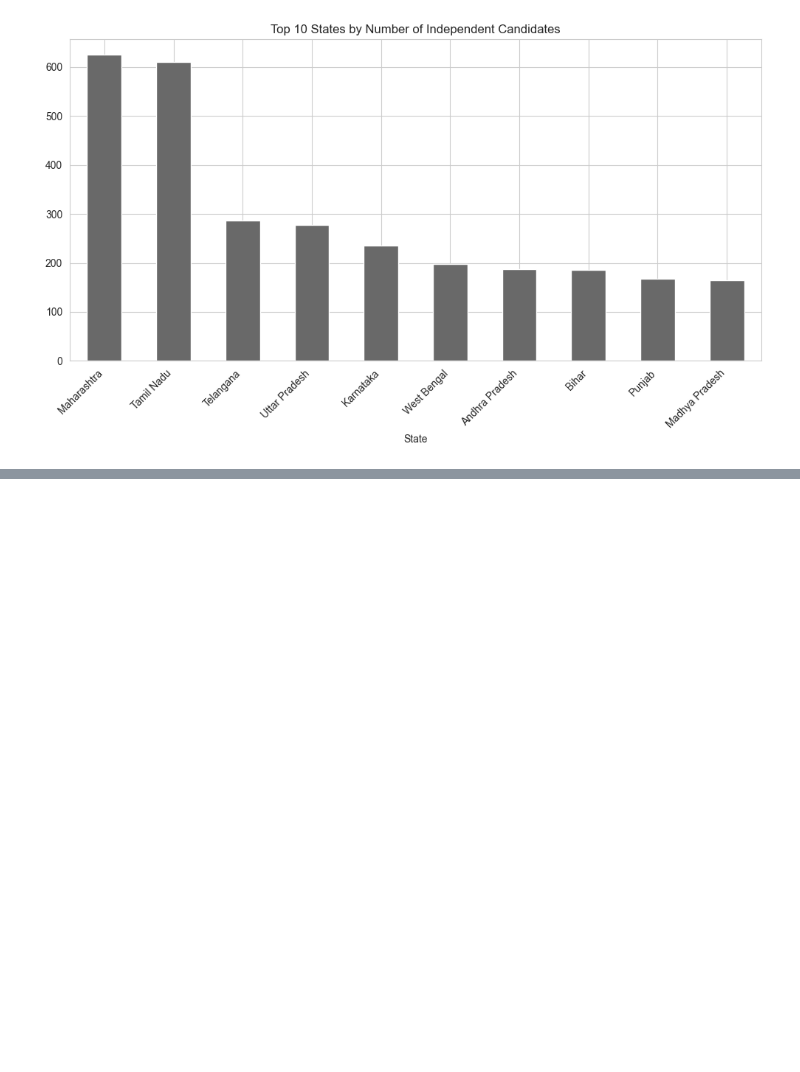
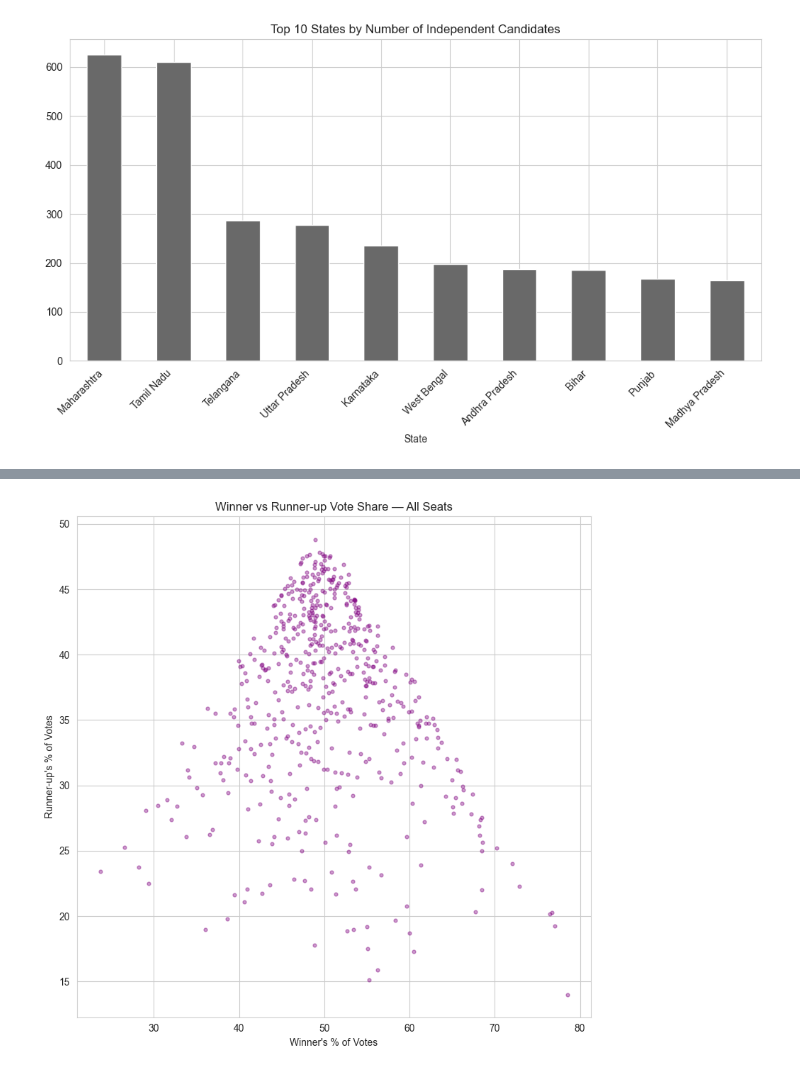
Before and after one commit to geershatisaxena/Election, a Jupyter notebook: res.ipynb, the cells around one changed output, grey strips where cells are left out. Cells and saved outputs as stored; diff of their text form; code cells hidden in the pictures; blank space fills up the shorter version.

```diff
--- a/res.ipynb
+++ b/res.ipynb
@@ -1638,0 +1665,9 @@ plt.tight_layout()
+# %%
+plt.figure(figsize=(8, 8))
+plt.scatter(merged["% of Votes_winner"], merged["% of Votes_runnerup"], alpha=0.4, s=12, color="purple")
+plt.xlabel("Winner's % of Votes")
+plt.ylabel("Runner-up's % of Votes")
+plt.title("Winner vs Runner-up Vote Share — All Seats")
+plt.tight_layout()
+# %% [output]
+[figure, added]
```
Also changed, not shown: parts of 16 cells of this notebook, 50 other files.
